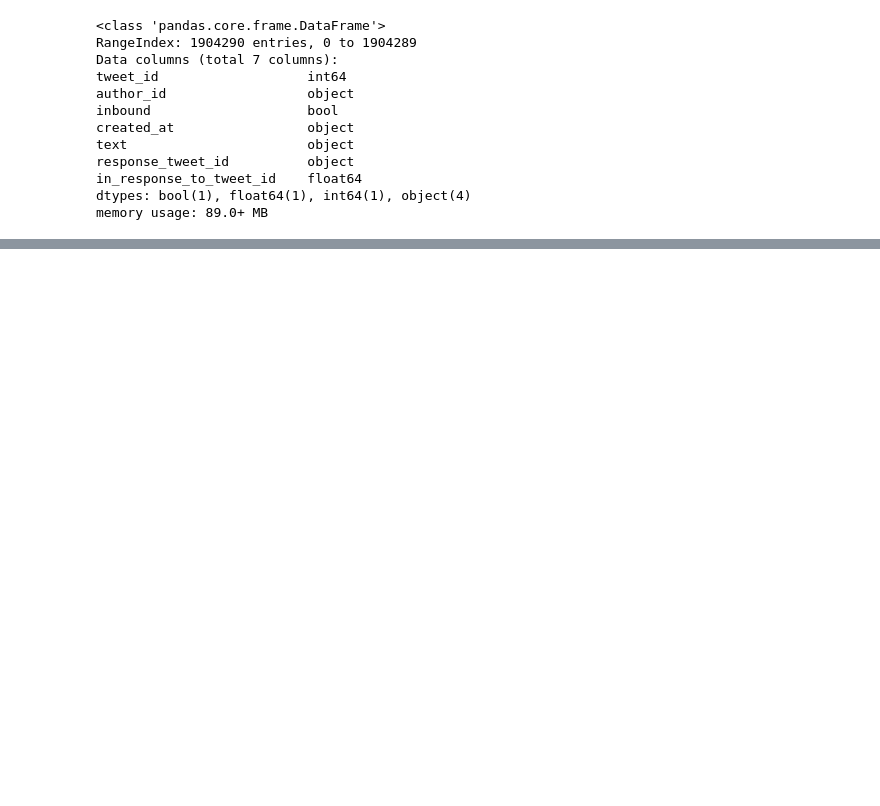
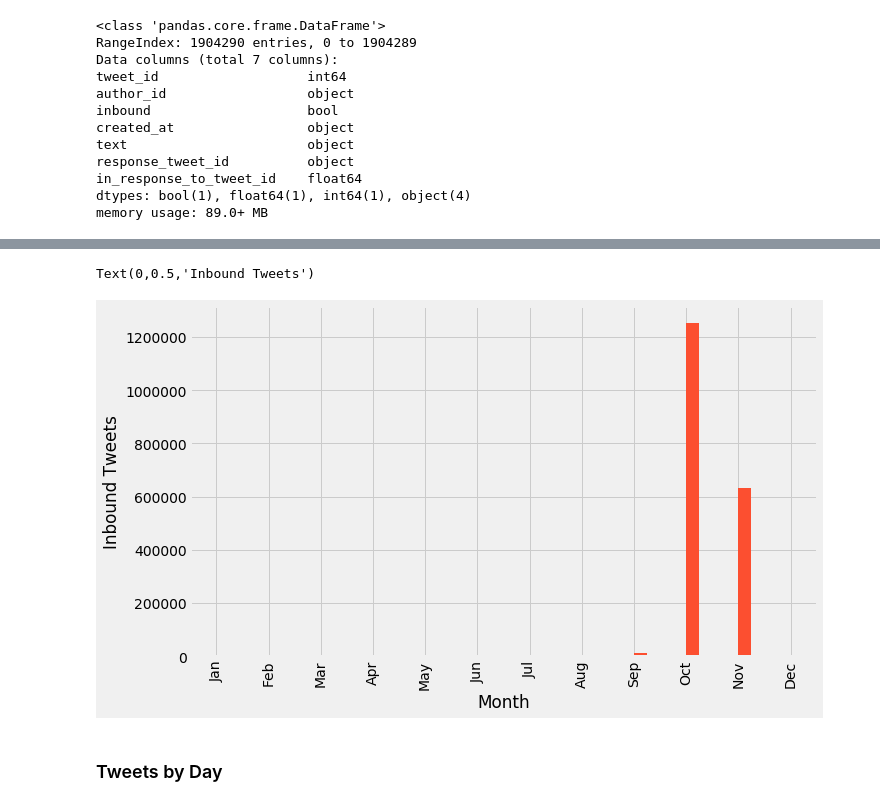
Before and after one commit to xvila/Twitter-Customer-Support-Exploration, a Jupyter notebook: notebooks/data_processing.ipynb, the cells around one changed output, grey strips where cells are left out. Drawn from its saved outputs; the diff is of its cells as text; code cells hidden in the pictures; blank space fills up the shorter version.

```diff
--- a/notebooks/data_processing.ipynb
+++ b/notebooks/data_processing.ipynb
@@ -76,0 +94,2 @@ df.head()
+# %%
+df['month'] = df.date.dt.month
@@ -76,0 +110,2 @@ df.head()
+# %%
+monthGroup = df.groupby('month').inbound.count().reset_index()
@@ -76,0 +128,11 @@ df.head()
+# %%
+month_ticks = ['Jan','Feb','Mar','Apr','May','Jun','Jul','Aug','Sep','Oct','Nov','Dec']
+monthGroup.plot(kind='bar',figsize=(10,6),legend=False)
+plt.xticks(range(12),month_ticks)
+plt.xlabel('Month')
+plt.ylabel('Inbound Tweets')
+# %% [output]
+Text(0,0.5,'Inbound Tweets')
+[figure, added]
+# %% [markdown]
+### Tweets by Day
```
Also changed, not shown: parts of 18 cells of this notebook.
